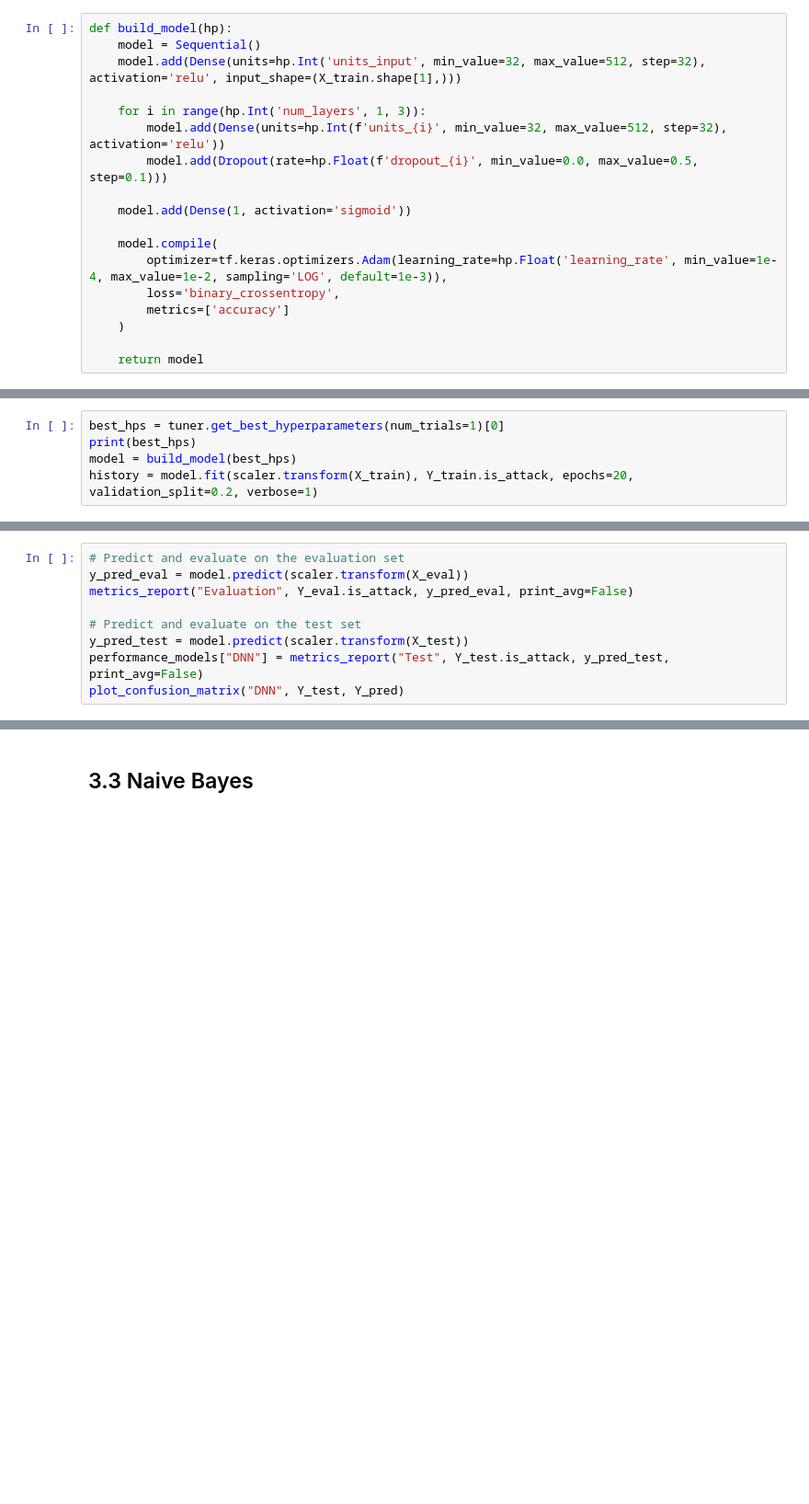
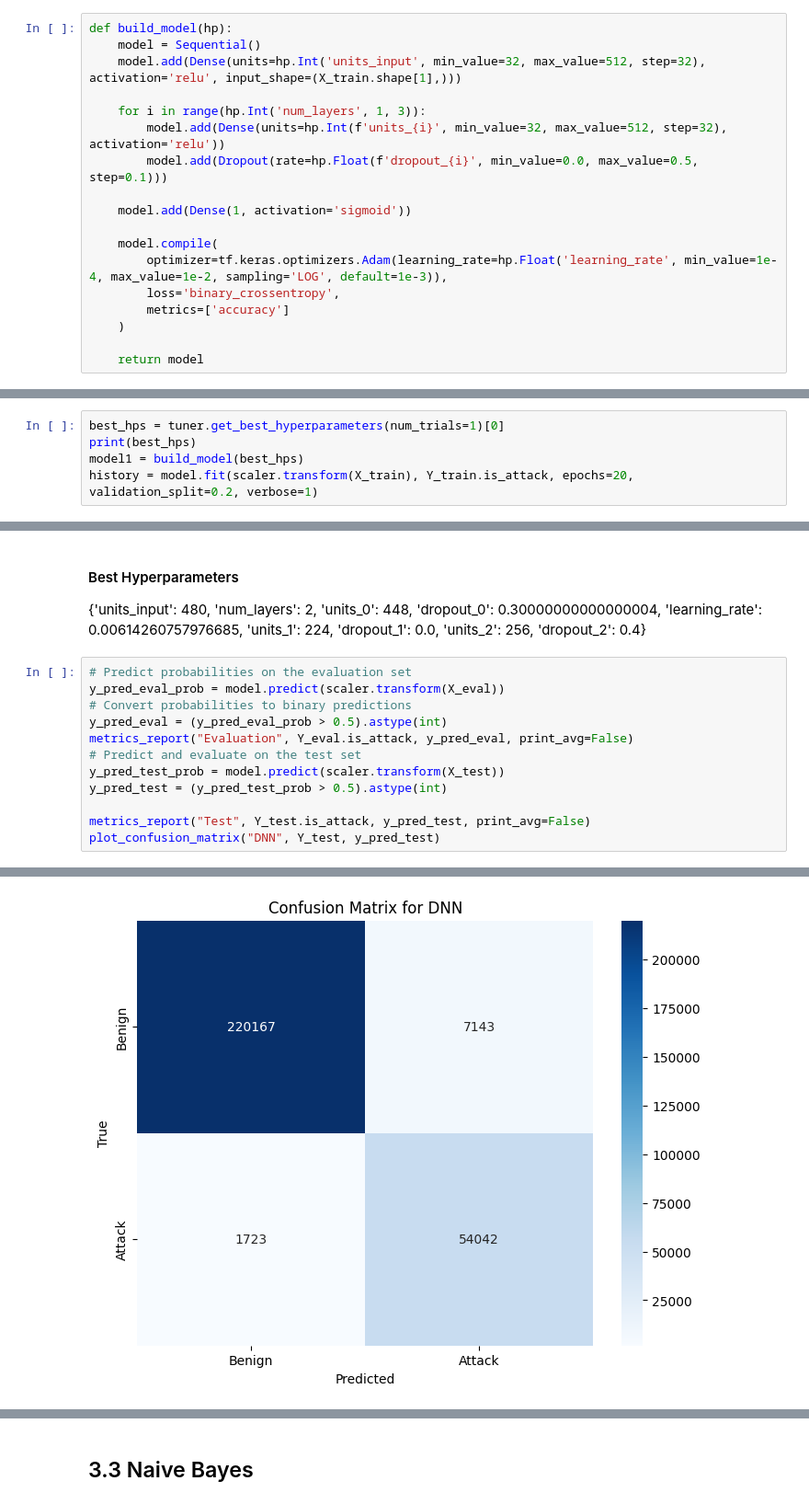
Before and after one commit to Joe-0120/ML-IDS, a Jupyter notebook: Notebooks/3_ML_Models.ipynb, the cells around one changed output, grey strips where cells are left out. Shown: that part at 92% size. Cells and saved outputs as stored; diff of their text form; blank space fills up the shorter version.

```diff
--- a/Notebooks/3_ML_Models.ipynb
+++ b/Notebooks/3_ML_Models.ipynb
@@ -828,5 +858,5 @@ Epoch 3/10
 # %%
 best_hps = tuner.get_best_hyperparameters(num_trials=1)[0]
 print(best_hps)
-model = build_model(best_hps)
+model1 = build_model(best_hps)
 history = model.fit(scaler.transform(X_train), Y_train.is_attack, epochs=20, validation_split=0.2, verbose=1)
@@ -833,9 +898,16 @@ history = model.fit(scaler.transform(X_train), Y_train.is_attack, epochs=20, val
+# %% [markdown]
+#### Best Hyperparameters
+{'units_input': 480, 'num_layers': 2, 'units_0': 448, 'dropout_0': 0.30000000000000004, 'learning_rate': 0.00614260757976685, 'units_1': 224, 'dropout_1': 0.0, 'units_2': 256, 'dropout_2': 0.4}
 # %%
-# Predict and evaluate on the evaluation set
-y_pred_eval = model.predict(scaler.transform(X_eval))
+# Predict probabilities on the evaluation set
+y_pred_eval_prob = model.predict(scaler.transform(X_eval))
+# Convert probabilities to binary predictions
+y_pred_eval = (y_pred_eval_prob > 0.5).astype(int)
 metrics_report("Evaluation", Y_eval.is_attack, y_pred_eval, print_avg=False)
+# Predict and evaluate on the test set
+y_pred_test_prob = model.predict(scaler.transform(X_test))
+y_pred_test = (y_pred_test_prob > 0.5).astype(int)
 
-# Predict and evaluate on the test set
-y_pred_test = model.predict(scaler.transform(X_test))
-performance_models["DNN"] = metrics_report("Test", Y_test.is_attack, y_pred_test, print_avg=False)
-plot_confusion_matrix("DNN", Y_test, Y_pred)
+metrics_report("Test", Y_test.is_attack, y_pred_test, print_avg=False)
+plot_confusion_matrix("DNN", Y_test, y_pred_test)
+# %% [output]
@@ -841,0 +931 @@ plot_confusion_matrix("DNN", Y_test, Y_pred)
+[figure, added]
```
Also changed, not shown: parts of 37 cells of this notebook.
